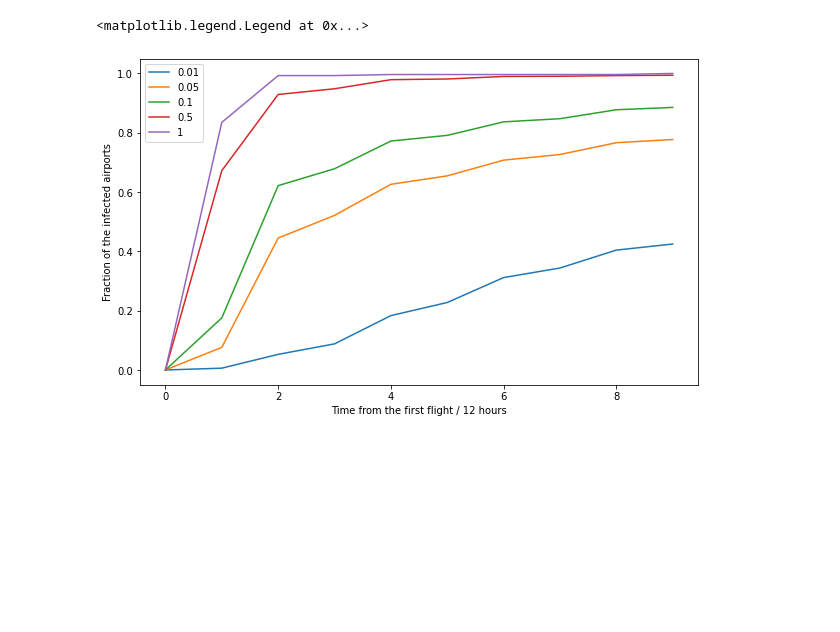
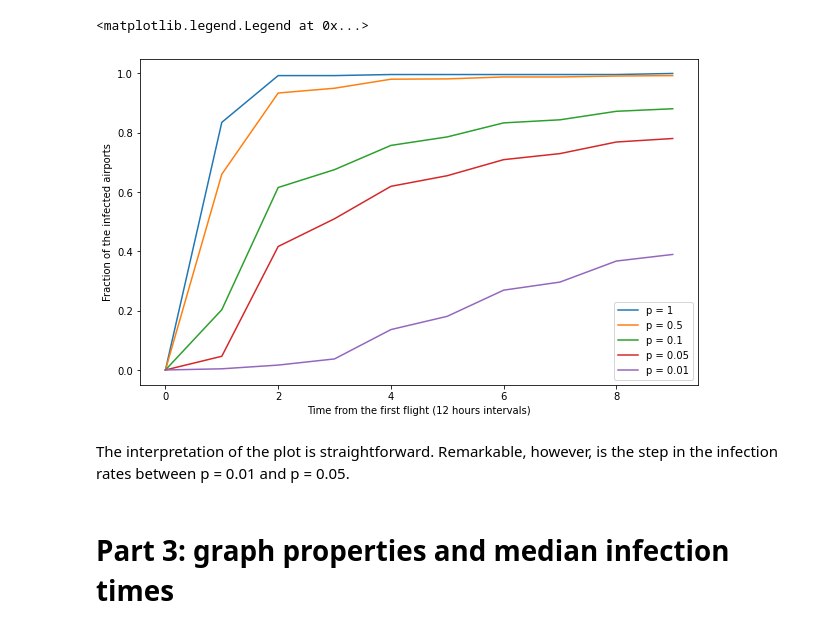
Before and after one commit to klapidus/otus_ml_classical_methods, a Jupyter notebook: HA_optional_infection_simulation.ipynb, the cells around one changed output. Drawn from its saved outputs; the diff is of its cells as text; code cells hidden in the pictures; blank space fills up the shorter version.

```diff
--- a/HA_optional_infection_simulation.ipynb
+++ b/HA_optional_infection_simulation.ipynb
@@ -27,7 +37,7 @@ def get_infected_airports(df, p=1.e-6):
     #print(np.min(times))
     return infected_airports
 # %%
-df = pd.read_csv('events_US_air_traffic_GMT-1801-929483.txt', sep=' ')
+df = pd.read_csv('graph_disease/events_US_air_traffic_GMT-1801-929483.txt', sep=' ')
 df.sort_values(by = 'StartTime', inplace=True)
 #SORT ALL THE FLIGHTS BY THEIR TIME
 #ASSUME THE INFECTION STARTS AT THE AIRPORT WITH ID 27, WITH THE EARLIERST FLIGHT
@@ -35,7 +56,7 @@ df.sort_values(by = 'StartTime', inplace=True)
 TOTAL_AIRPORTS = 279
 # %%
 p_s = [0.01, 0.05, 0.1, 0.5, 1]
-NTRIALS = 20
+NTRIALS = 10
 
 simulation = {}
 for p in p_s:
@@ -55,10 +76,10 @@ for p in p_s:
 # %%
 rcParams['figure.figsize'] = 10, 6
 for p in p_s:
-    plt.plot(num_infected[p], label=p)
-plt.xlabel('Time from the first flight / 12 hours')
+    plt.plot(num_infected[p], label=f'p = {p}')
+plt.xlabel('Time from the first flight (12 hours intervals)')
 plt.ylabel('Fraction of the infected airports')
 plt.legend()
 # %% [output]
 <matplotlib.legend.Legend at 0x...>
-[figure, old version]
+[figure, new version]
@@ -67 +86,6 @@ plt.legend()
+# %% [markdown]
+The interpretation of the plot is straightforward.
+Remarkable, however, is the step in the infection rates between p = 0.01 and p = 0.05.
+# %% [markdown]
+# Part 3: graph properties and median infection times
 # %%
```
Also changed, not shown: parts of 38 cells of this notebook.
